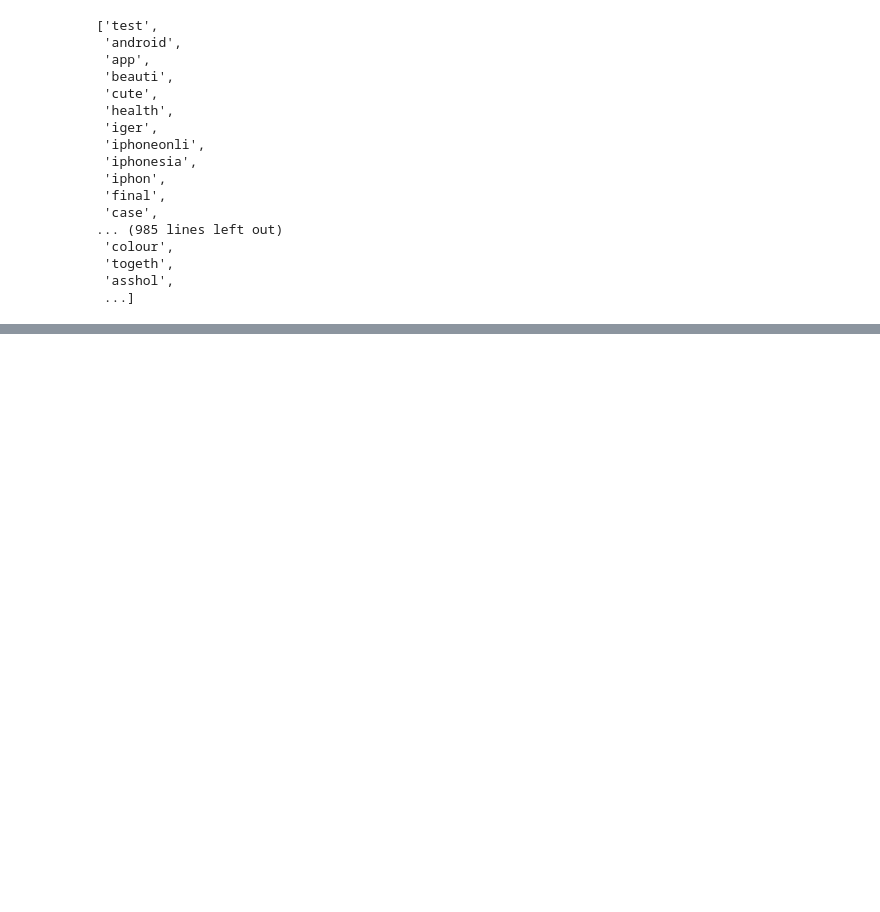
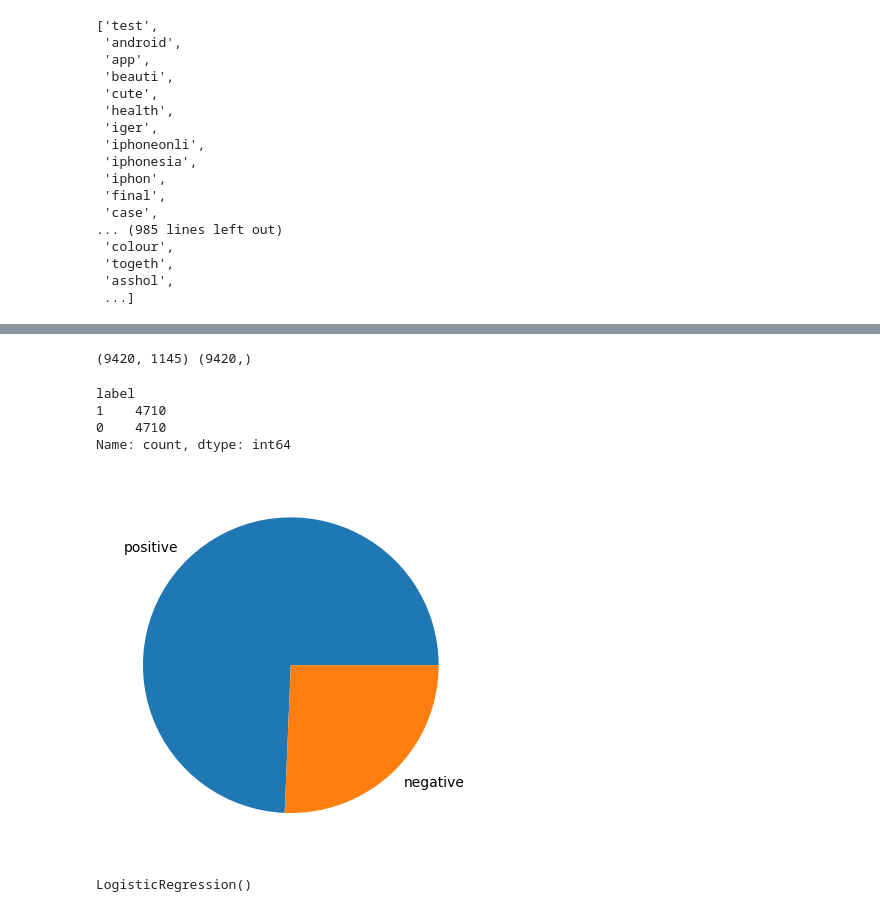
Before and after one commit to isurusajith68/sentimen_analysis_ml, a Jupyter notebook: notebooks/model_building.ipynb, the cells around one changed output, grey strips where cells are left out. Cells and saved outputs as stored; diff of their text form; code cells hidden in the pictures; blank space fills up the shorter version.

```diff
--- a/notebooks/model_building.ipynb
+++ b/notebooks/model_building.ipynb
@@ -244,0 +301,20 @@ save_vocabulary(tokens, '../static/model/vocab.txt')
+# %%
+##handle imbalance data
+from imblearn.over_sampling import SMOTE
+smote = SMOTE()
+vectorized_x_train_smote, y_train_smote = smote.fit_resample(vectorized_x_train, y_train)
+print(vectorized_x_train_smote.shape, y_train_smote.shape)
+# %% [output]
+(9420, 1145) (9420,)
+# %%
+y_train_smote.value_counts()
+# %% [output]
+label
+1    4710
+0    4710
+Name: count, dtype: int64
+# %%
+plt.pie(np.array([y_train.value_counts()[0], y_train.value_counts()[1]]), labels=['positive', 'negative'])
+plt.show()
+# %% [output]
+[figure, added]
@@ -244,0 +345,6 @@ save_vocabulary(tokens, '../static/model/vocab.txt')
+# %%
+#Logistic Regression
+lr = LogisticRegression()
+lr.fit(vectorized_x_train_smote, y_train_smote)
+# %% [output]
+LogisticRegression()
```
Also changed, not shown: parts of 26 cells of this notebook, 5 other files.
